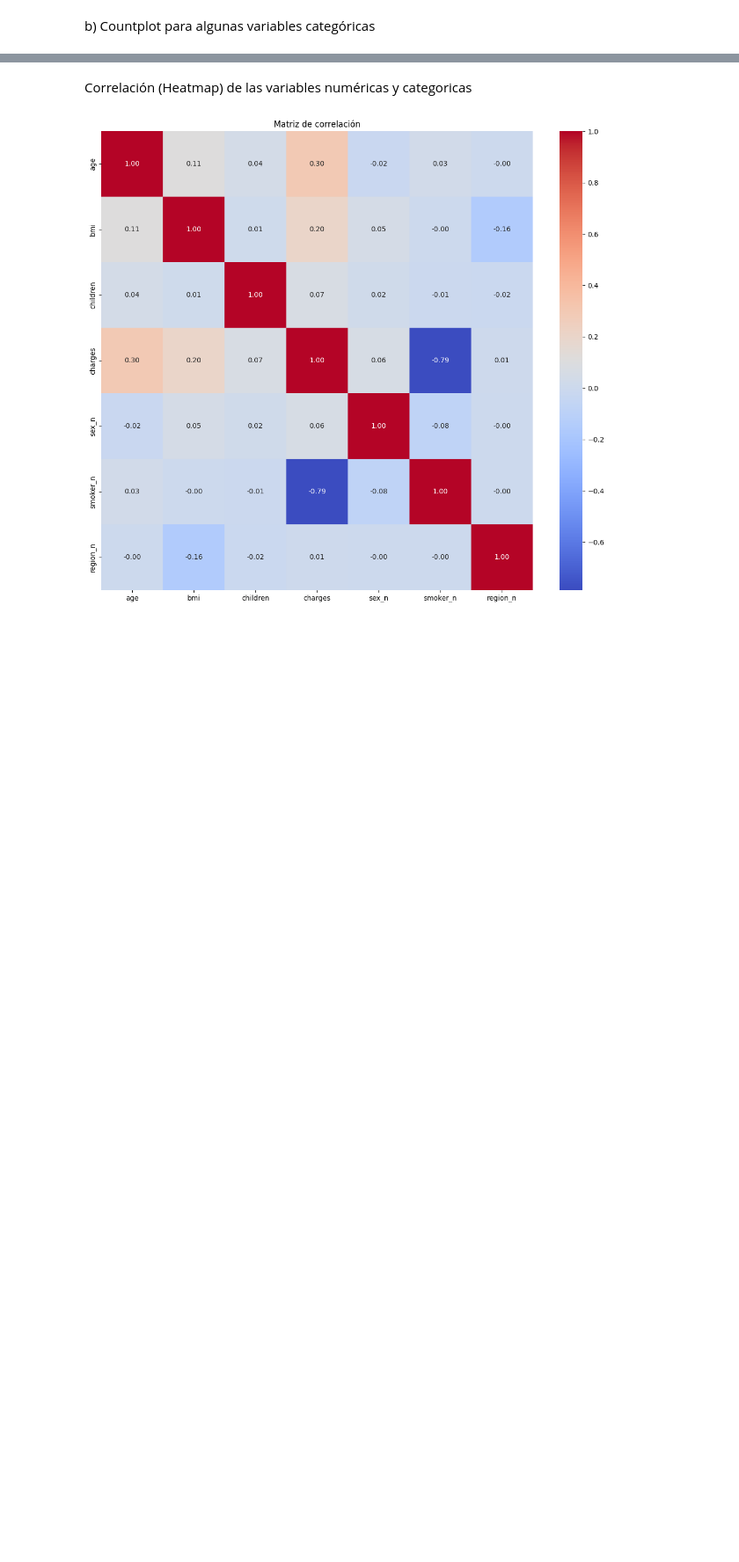
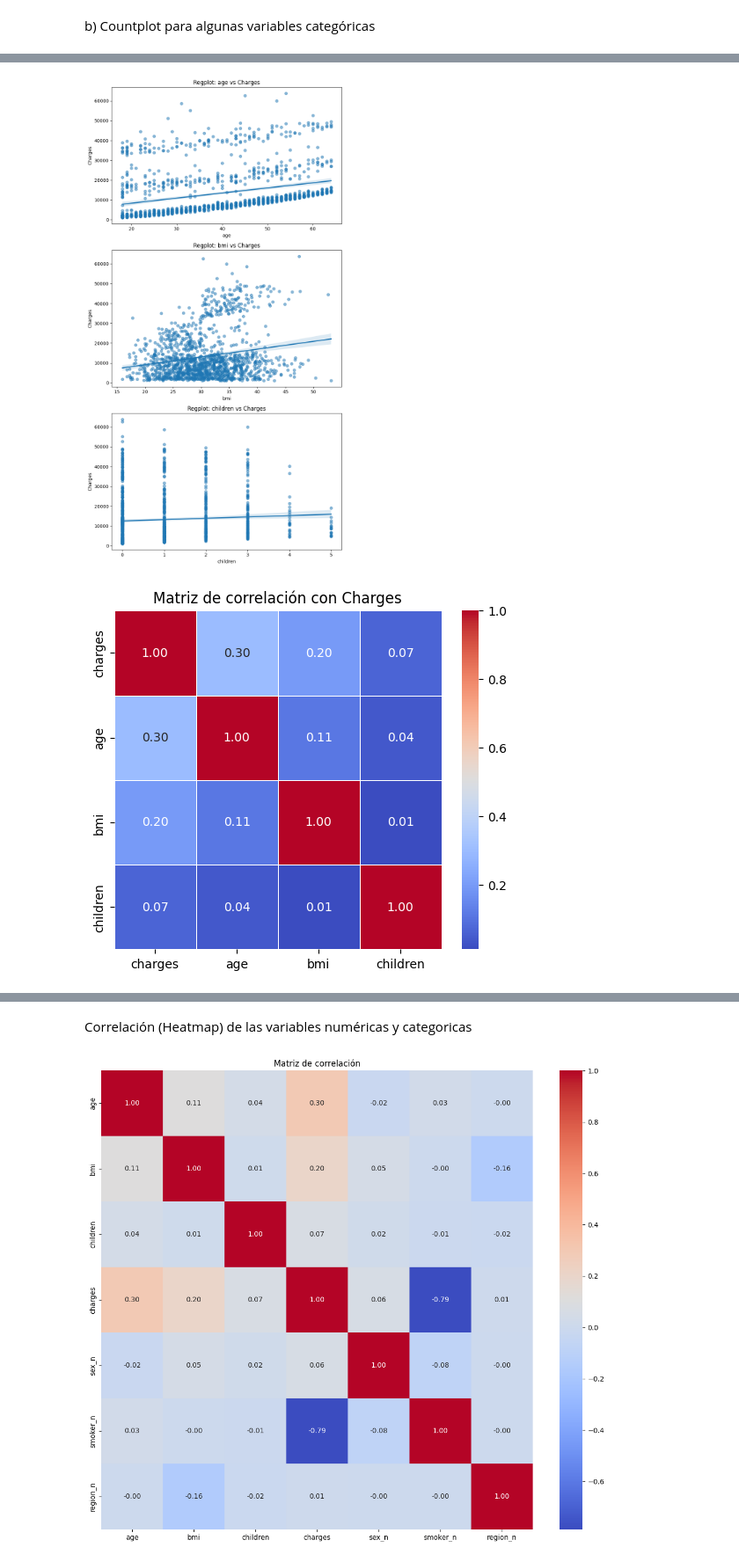
Before and after one commit to Vic1CR/ejercicio_regresion_lineal, a Jupyter notebook: src/EDA.ipynb, the cells around one changed output, grey strips where cells are left out. Shown at 88% size. Cells and saved outputs as stored; diff of their text form; code cells hidden in the pictures; blank space fills up the shorter version.

```diff
--- a/src/EDA.ipynb
+++ b/src/EDA.ipynb
@@ -209,0 +223,34 @@ plt.show()
+# %%
+import seaborn as sns
+import matplotlib.pyplot as plt
+
+# Identificar columnas numéricas excluyendo la target 'charges'
+numerical_cols = df.select_dtypes(include=['int64', 'float64']).columns.drop('charges')
+
+# Crear una figura con subplots dinámicos según la cantidad de variables
+fig, axes = plt.subplots(len(numerical_cols), 1, figsize=(8, 5 * len(numerical_cols)))
+
+# Si solo hay una variable, convertir axes en una lista para evitar errores de indexación
+if len(numerical_cols) == 1:
+    axes = [axes]
+
+# Graficar cada variable contra 'charges' en un subplot diferente
+for i, col in enumerate(numerical_cols):
+    sns.regplot(data=df, x=col, y='charges', ax=axes[i], scatter_kws={'alpha': 0.5})
+    axes[i].set_title(f"Regplot: {col} vs Charges")
+    axes[i].set_xlabel(col)
+    axes[i].set_ylabel("Charges")
+
+# Ajustar el diseño para evitar solapamientos
+plt.tight_layout()
+plt.show()
+
+# Heatmap con correlaciones de todas las variables numéricas respecto a 'charges'
+plt.figure(figsize=(6, 5))
+correlation_matrix = df[['charges']].join(df[numerical_cols]).corr()
+sns.heatmap(correlation_matrix, annot=True, cmap="coolwarm", fmt=".2f", linewidths=0.5)
+plt.title("Matriz de correlación con Charges")
+plt.show()
+# %% [output]
+[figure, added]
+[figure, added]
```
Also changed, not shown: parts of 25 cells of this notebook, 27 other files.
